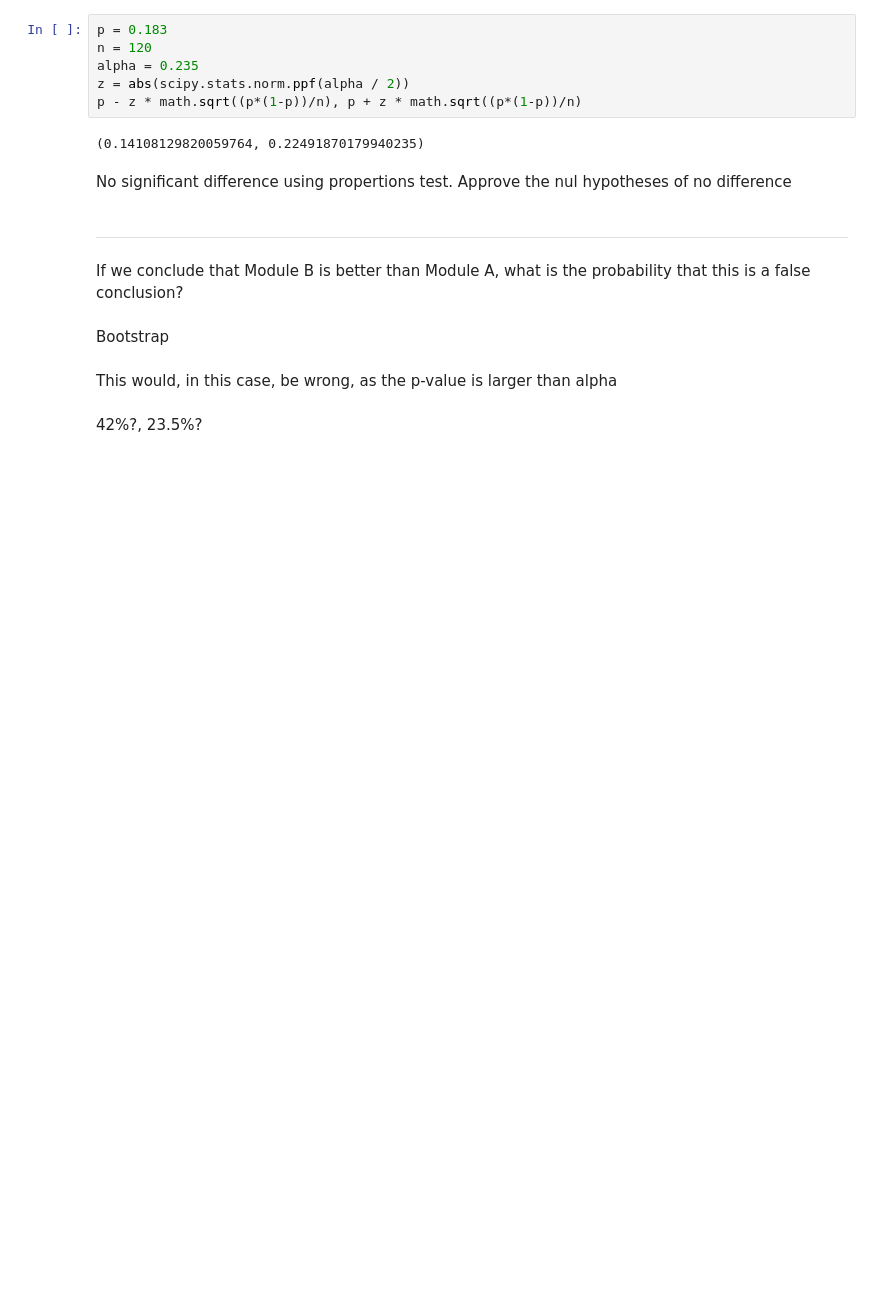
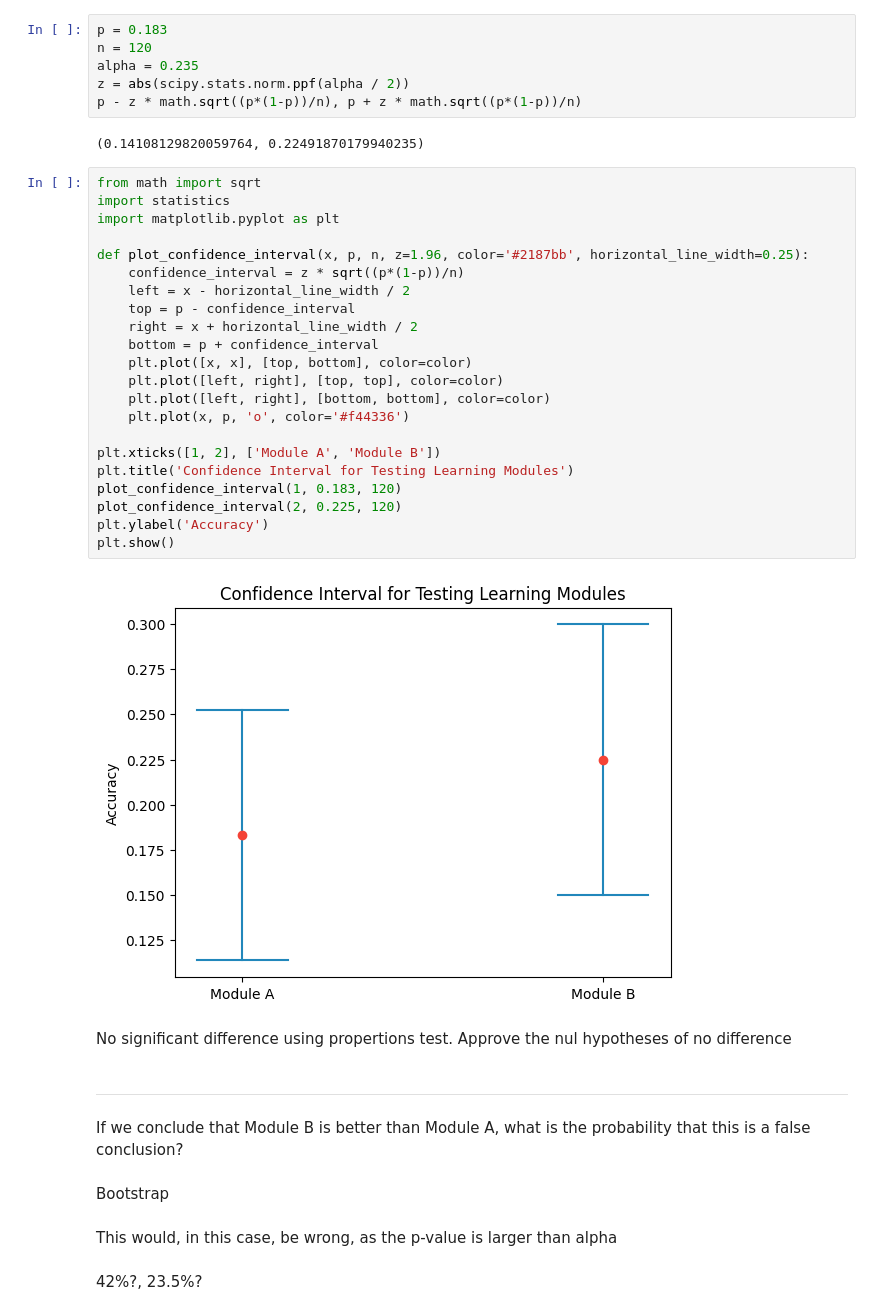
Before and after one commit to Apros7/DTU-AI-Statistics, a Jupyter notebook: AI Stat/Individual_assignment/notebook.ipynb, the cells around one changed output. Drawn from its saved outputs; the diff is of its cells as text; blank space fills up the shorter version.

```diff
--- a/AI Stat/Individual_assignment/notebook.ipynb
+++ b/AI Stat/Individual_assignment/notebook.ipynb
@@ -37,6 +49,30 @@ z = abs(scipy.stats.norm.ppf(alpha / 2))
 p - z * math.sqrt((p*(1-p))/n), p + z * math.sqrt((p*(1-p))/n)
 # %% [output]
 (0.14108129820059764, 0.22491870179940235)
+# %%
+from math import sqrt
+import statistics
+import matplotlib.pyplot as plt
+
+def plot_confidence_interval(x, p, n, z=1.96, color='#2187bb', horizontal_line_width=0.25):
+    confidence_interval = z * sqrt((p*(1-p))/n)
+    left = x - horizontal_line_width / 2
+    top = p - confidence_interval
+    right = x + horizontal_line_width / 2
+    bottom = p + confidence_interval
+    plt.plot([x, x], [top, bottom], color=color)
+    plt.plot([left, right], [top, top], color=color)
+    plt.plot([left, right], [bottom, bottom], color=color)
+    plt.plot(x, p, 'o', color='#f44336')
+
+plt.xticks([1, 2], ['Module A', 'Module B'])
+plt.title('Confidence Interval for Testing Learning Modules')
+plot_confidence_interval(1, 0.183, 120)
+plot_confidence_interval(2, 0.225, 120)
+plt.ylabel('Accuracy')
+plt.show()
+# %% [output]
+[figure, added]
 # %% [markdown]
 No significant difference using propertions test. Approve the nul hypotheses of no difference
 # %% [markdown]
```
Also changed, not shown: parts of 8 cells of this notebook, 1 other file.
